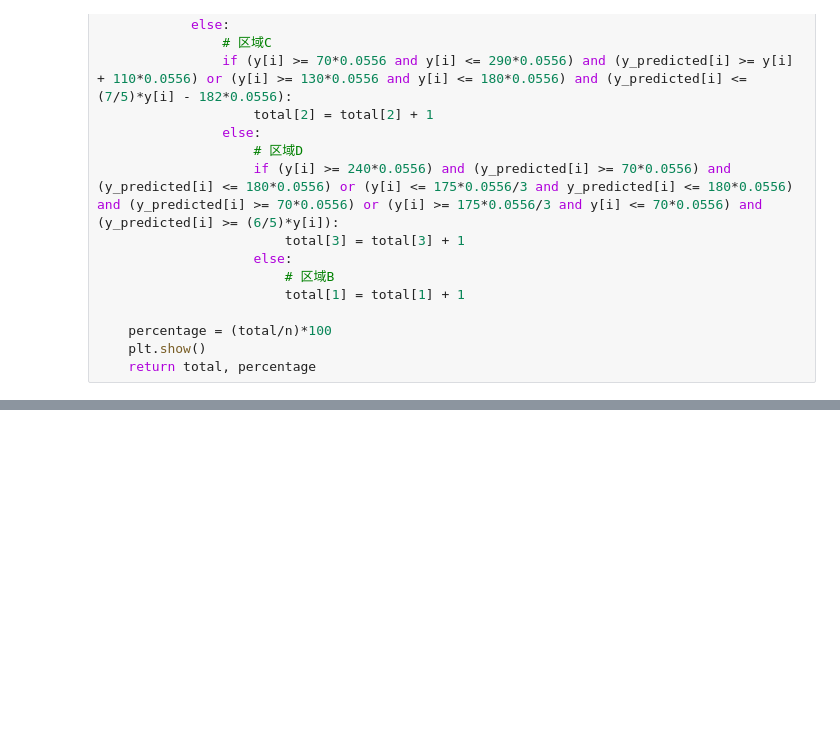
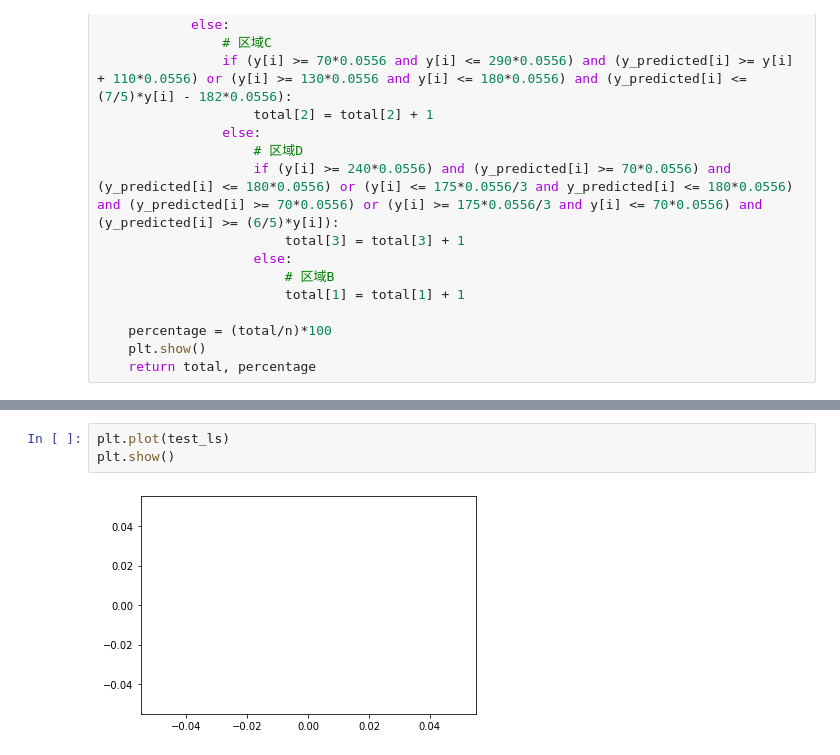
Before and after one commit to gujing2021/LinearRegressionPredictBloodGlucose, a Jupyter notebook: BPNeuralNetWorks.ipynb, the cells around one changed output, grey strips where cells are left out. Drawn from its saved outputs; the diff is of its cells as text; blank space fills up the shorter version.

```diff
--- a/BPNeuralNetWorks.ipynb
+++ b/BPNeuralNetWorks.ipynb
@@ -250,0 +278,5 @@ array([39.02439024, 60.97560976,  0.        ,  0.        ,  0.        ])
+# %%
+plt.plot(test_ls)
+plt.show()
+# %% [output]
+[figure, added]
```
Also changed, not shown: parts of 20 cells of this notebook, 2 other files.
